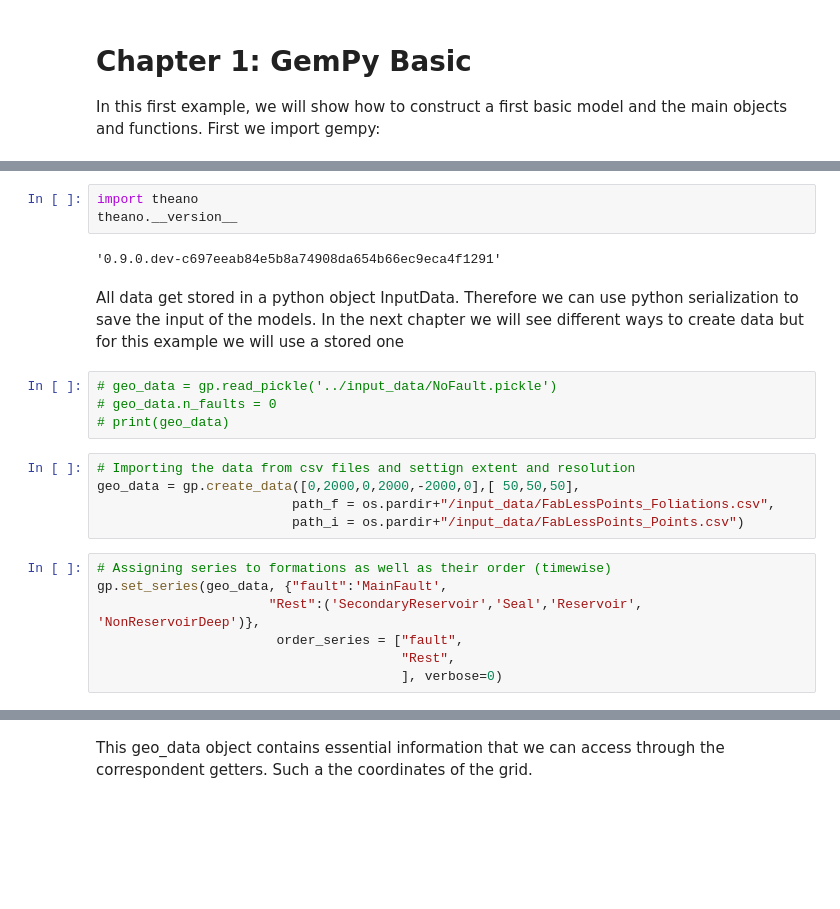
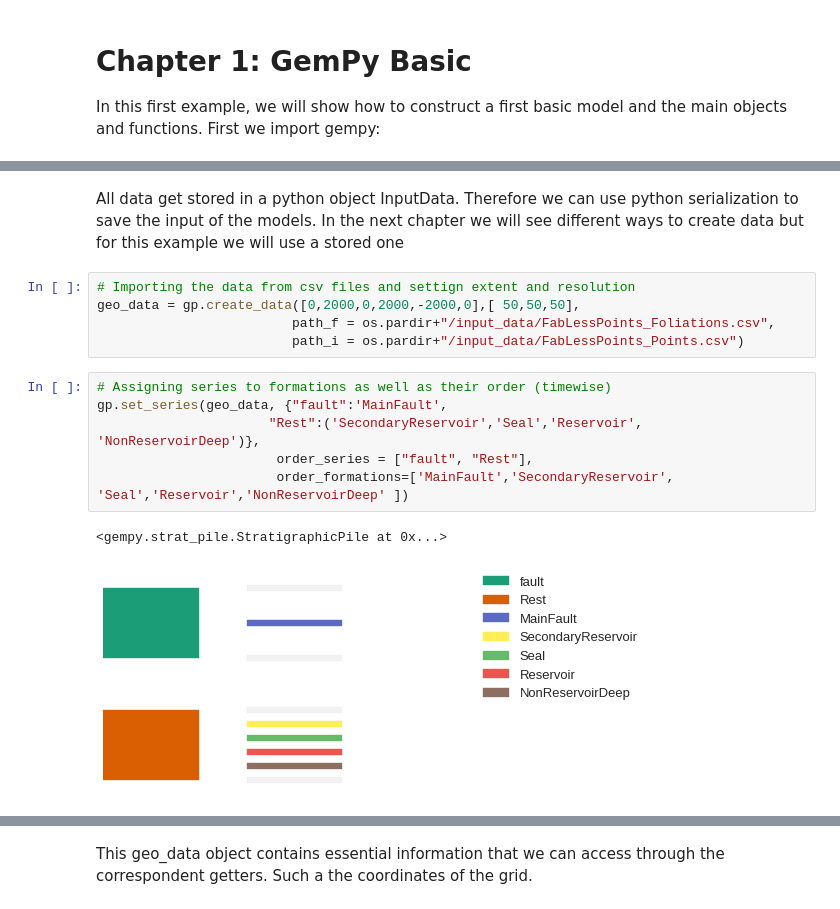
Before and after one commit to gempy-project/gempy, a Jupyter notebook: Tutorial/ch1.ipynb, the cells around one changed output, grey strips where cells are left out. Cells and saved outputs as stored; diff of their text form; blank space fills up the shorter version.

```diff
--- a/Tutorial/ch1.ipynb
+++ b/Tutorial/ch1.ipynb
@@ -23,14 +18,5 @@ Using gpu device 0: GeForce GTX 970 (CNMeM is disabled, cuDNN not available)
-# %%
-import theano
-theano.__version__
-# %% [output]
-'0.9.0.dev-c697eeab84e5b8a74908da654b66ec9eca4f1291'
 # %% [markdown]
 All data get stored in a python object InputData. Therefore we can use python serialization to save the input of the models. In the next chapter we will see different ways to create data but for this example we will use a stored one
-# %%
-# geo_data = gp.read_pickle('../input_data/NoFault.pickle')
-# geo_data.n_faults = 0
-# print(geo_data)
 # %%
 # Importing the data from csv files and settign extent and resolution
 geo_data = gp.create_data([0,2000,0,2000,-2000,0],[ 50,50,50],
@@ -39,9 +25,11 @@ geo_data = gp.create_data([0,2000,0,2000,-2000,0],[ 50,50,50],
 # %%
 # Assigning series to formations as well as their order (timewise)
 gp.set_series(geo_data, {"fault":'MainFault',
                       "Rest":('SecondaryReservoir','Seal','Reservoir', 'NonReservoirDeep')},
-                       order_series = ["fault",
-                                       "Rest",
-                                       ], verbose=0)
+                       order_series = ["fault", "Rest"],
+                       order_formations=['MainFault','SecondaryReservoir', 'Seal','Reservoir','NonReservoirDeep' ])
+# %% [output]
+<gempy.strat_pile.StratigraphicPile at 0x...>
+[figure, added]
 # %%
 geo_data = gp.select_series(geo_data, ['Rest'])
```
Also changed, not shown: parts of 23 cells of this notebook, 11 other files.
